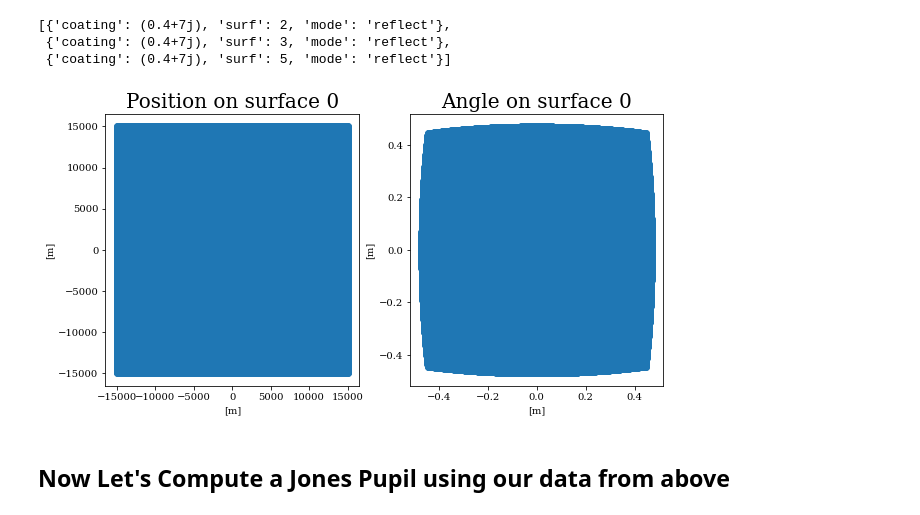
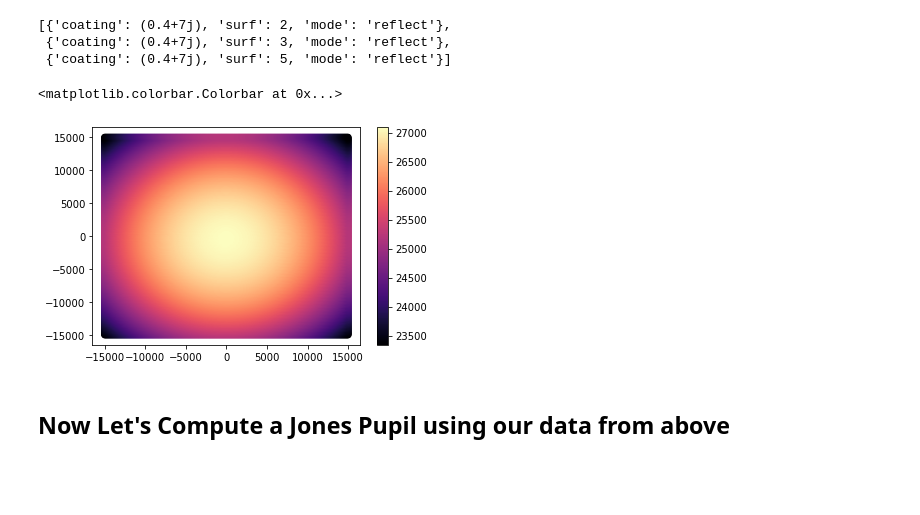
Before and after one commit to Jashcraf/poke, a Jupyter notebook: docs/notebooks/jonespupils.ipynb, the cells around one changed output. Saved outputs shown, nothing was run; the diff lists cells and outputs as text; code cells hidden in the pictures; blank space fills up the shorter version.

```diff
--- a/docs/notebooks/jonespupils.ipynb
+++ b/docs/notebooks/jonespupils.ipynb
@@ -27,9 +28,15 @@ rf.surfaces
  {'coating': (0.4+7j), 'surf': 5, 'mode': 'reflect'}]
 # %%
 # We can use this method to plot the rays at a surface, which returns the position and angle
-rf.PlotRaysAtSurface(surf=0)
+# rf.PlotRaysAtSurface(surf=0)
+xd,yd = rf.xData[0,0],rf.yData[0,0]
+opd = rf.opd[0,0]
+
+plt.scatter(xd,yd,c=opd)
+plt.colorbar()
 # %% [output]
+<matplotlib.colorbar.Colorbar at 0x...>
-[figure, old version]
+[figure, new version]
 # %% [markdown]
 ## Now Let's Compute a Jones Pupil using our data from above
 # %% [markdown]
```
Also changed, not shown: parts of 2 cells of this notebook, 1 other file.
